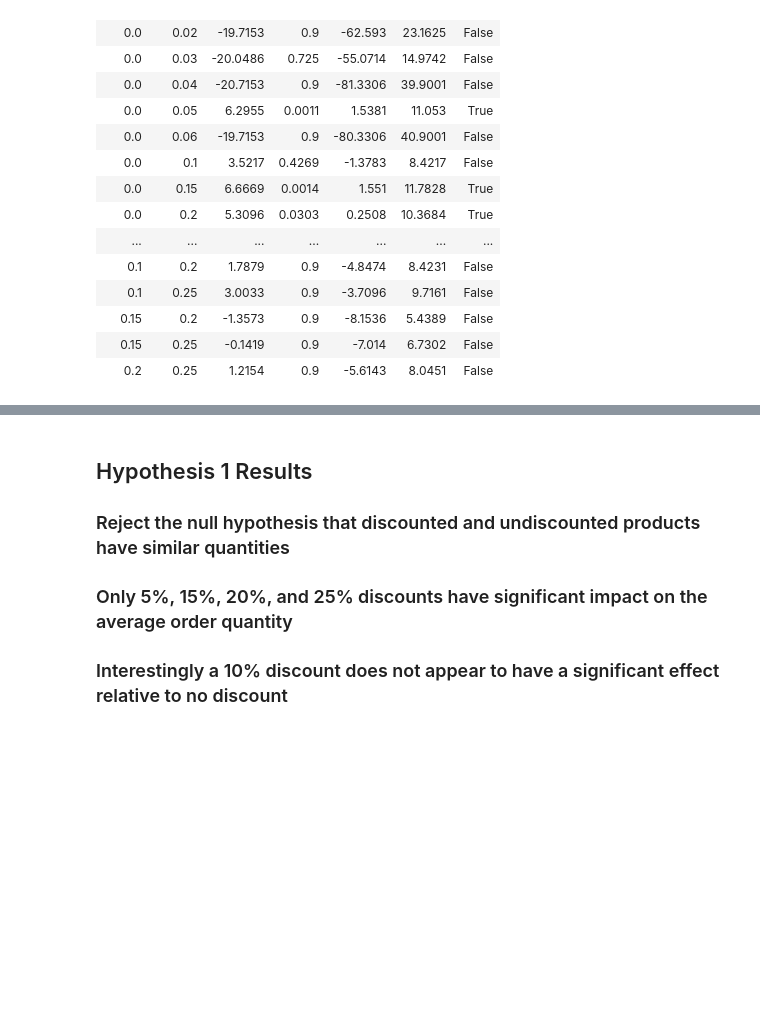
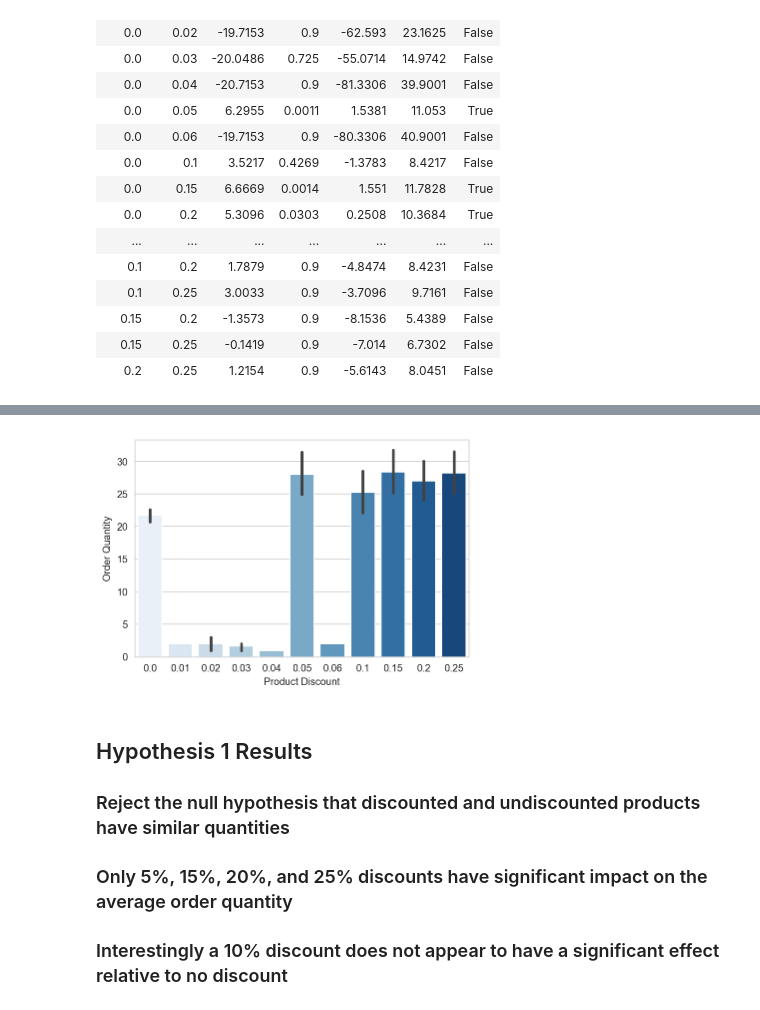
Before and after one commit to sn95033/Northwind-Marketing-Strategies, a Jupyter notebook: Northwind Database Analysis v7.ipynb, the cells around one changed output, grey strips where cells are left out. Drawn from its saved outputs; the diff is of its cells as text; code cells hidden in the pictures; blank space fills up the shorter version.

```diff
--- a/Northwind Database Analysis v6.2.ipynb
+++ b/Northwind Database Analysis v7.ipynb
@@ -766,3 +766,17 @@ plt.xlabel('Average Order Quantity');
+# %%
+# After reviewing the results of the Tukey Test, it is clear that the Product discounts with significant impact
+# to order quantity,  are 5%, 10%, 15%, 20%, and 25%
+
+# Those Product discounts that have no impact on Quantity ordered are 1-4% and 6%
+# The large error bars are due to insufficient data.
+
+# We can replot the with Seaborn
+
+ax = sns.barplot(x=labels, y=data, palette ='Blues')
+ax.set_ylabel('Order Quantity')
+ax.set_xlabel('Product Discount');
+# %% [output]
+[figure, added]
 # %% [markdown]
 ## Hypothesis 1 Results
 
```
Also changed, not shown: parts of 29 cells of this notebook, 1 other file.
